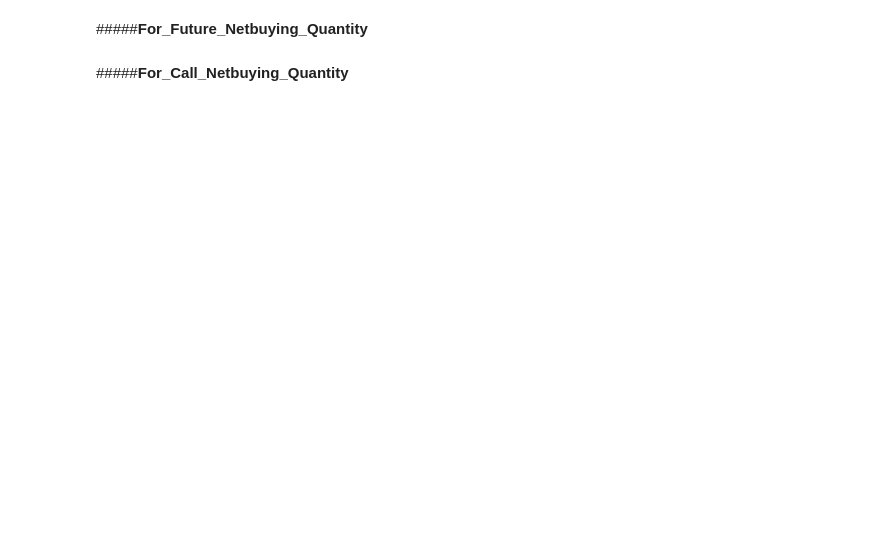
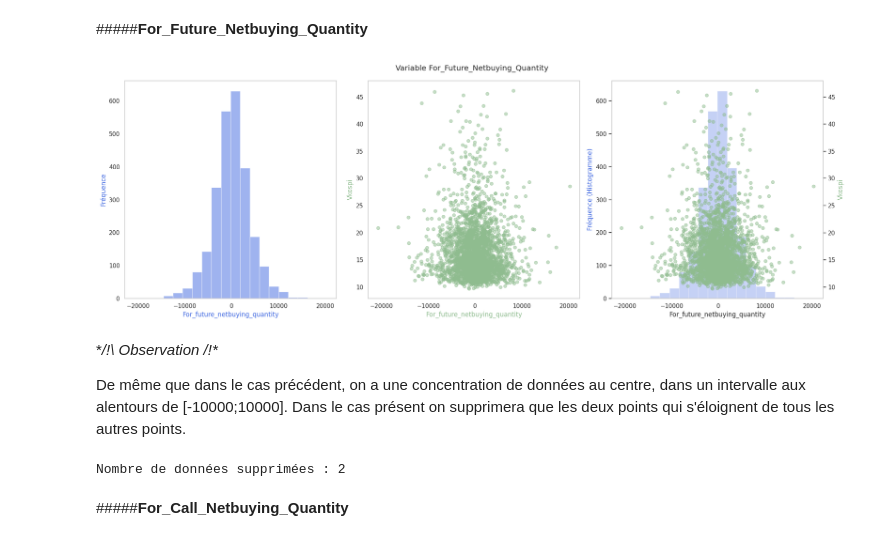
Before and after one commit to julien-zhao/M2_Projet_ML, a Jupyter notebook: ProjetML.ipynb, the cells around one changed output. Drawn from its saved outputs; the diff is of its cells as text; code cells hidden in the pictures; blank space fills up the shorter version.

```diff
--- a/ProjetML.ipynb
+++ b/ProjetML.ipynb
@@ -295,4 +342,18 @@ def explore(df, column, target_column, alpha=0.5, figsize=(20, 7)):
 # %% [markdown]
 #####**For_Future_Netbuying_Quantity**
+# %%
+explore(data, 'For_Future_Netbuying_Quantity', 'VKOSPI')
+# %% [output]
+[figure, added]
+# %% [markdown]
+**/!\ Observation /!\**
+
+De même que dans le cas précédent, on a une concentration de données au centre, dans un intervalle aux alentours de [-10000;10000]. Dans le cas présent on supprimera que les deux points qui s'éloignent de tous les autres points.
+# %%
+delete = data.shape[0]
+data = data.loc[(data['For_Future_Netbuying_Quantity'] >= -18000) & (data['For_Future_Netbuying_Quantity'] <= 20000)]
+print("Nombre de données supprimées : %d" % (delete - data.shape[0]))
+# %% [output]
+Nombre de données supprimées : 2
 # %% [markdown]
 #####**For_Call_Netbuying_Quantity**
```
Also changed, not shown: parts of 31 cells of this notebook.
